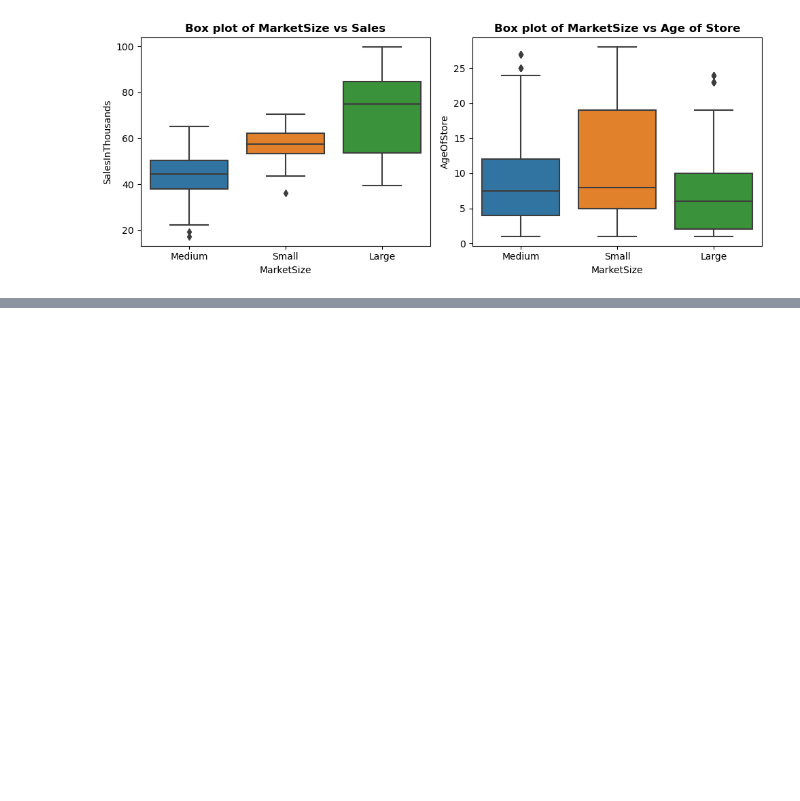
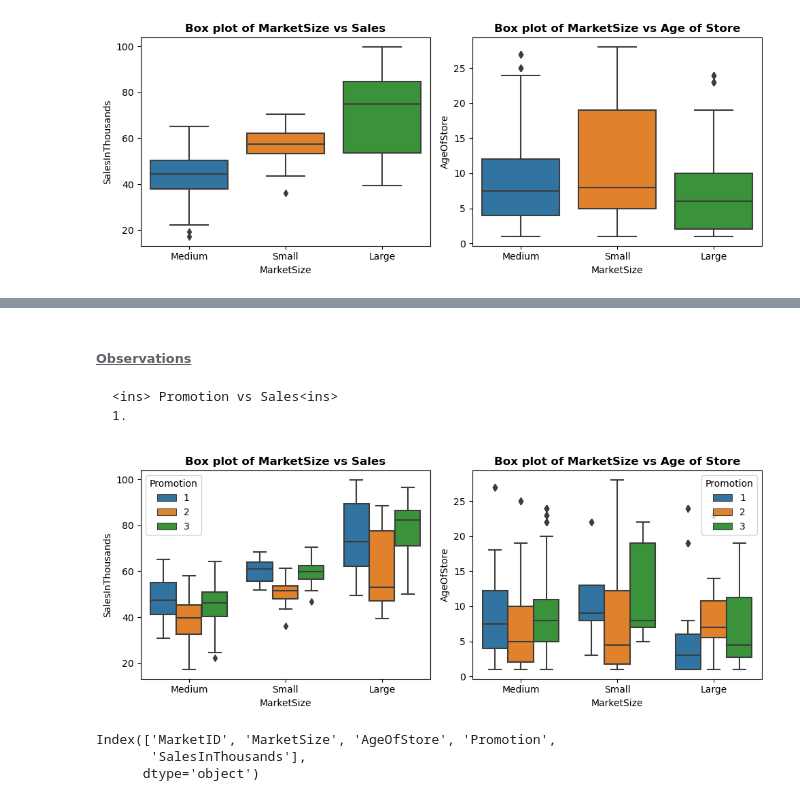
Before and after one commit to Singhal-Piyush/AB_Testing_Fast_Food_Chain, a Jupyter notebook: Fast_Food_Marketing_Campaign_AB_Testing.ipynb, the cells around one changed output, grey strips where cells are left out. Saved outputs shown, nothing was run; the diff lists cells and outputs as text; code cells hidden in the pictures; blank space fills up the shorter version.

```diff
--- a/Fast_Food_Marketing_Campaign_AB_Testing.ipynb
+++ b/Fast_Food_Marketing_Campaign_AB_Testing.ipynb
@@ -490,0 +533,32 @@ plt.show()
+# %% [markdown]
+###### <ins>Observations<ins>
+
+    <ins> Promotion vs Sales<ins>
+    1.
+# %%
+# Plotting MarketSize vs Age of Store and Sales in Thousand
+variable = "MarketSize"
+# figure and axes
+fig, axs = plt.subplots(1, 2, figsize = (10,4))
+
+# Plot 1: Box plot of MarketID against SalesInThousands
+sns.boxplot(x = variable, y = "SalesInThousands", data = dataset, ax = axs[0], hue = "Promotion")
+axs[0].set_title(f"Box plot of {variable} vs Sales", fontweight = "bold")
+
+# Plot 2: Box Plot of MarketID vs AgeOfStore
+sns.boxplot(x = variable, y = "AgeOfStore", data = dataset, ax = axs[1],hue = "Promotion")
+axs[1].set_title(f"Box plot of {variable} vs Age of Store", fontweight = "bold")
+
+# Adjust layout
+plt.tight_layout()
+
+# Show plot
+plt.show()
+# %% [output]
+[figure, added]
+# %%
+dataset.columns
+# %% [output]
+Index(['MarketID', 'MarketSize', 'AgeOfStore', 'Promotion',
+       'SalesInThousands'],
+      dtype='object')
```
Also changed, not shown: parts of 29 cells of this notebook.
